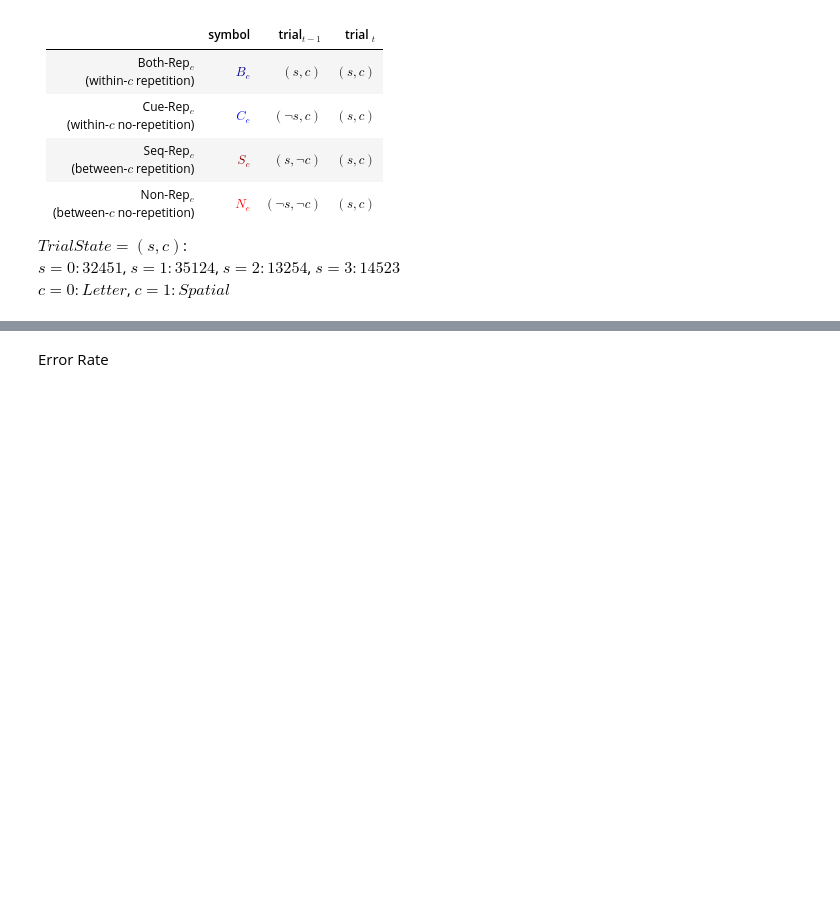
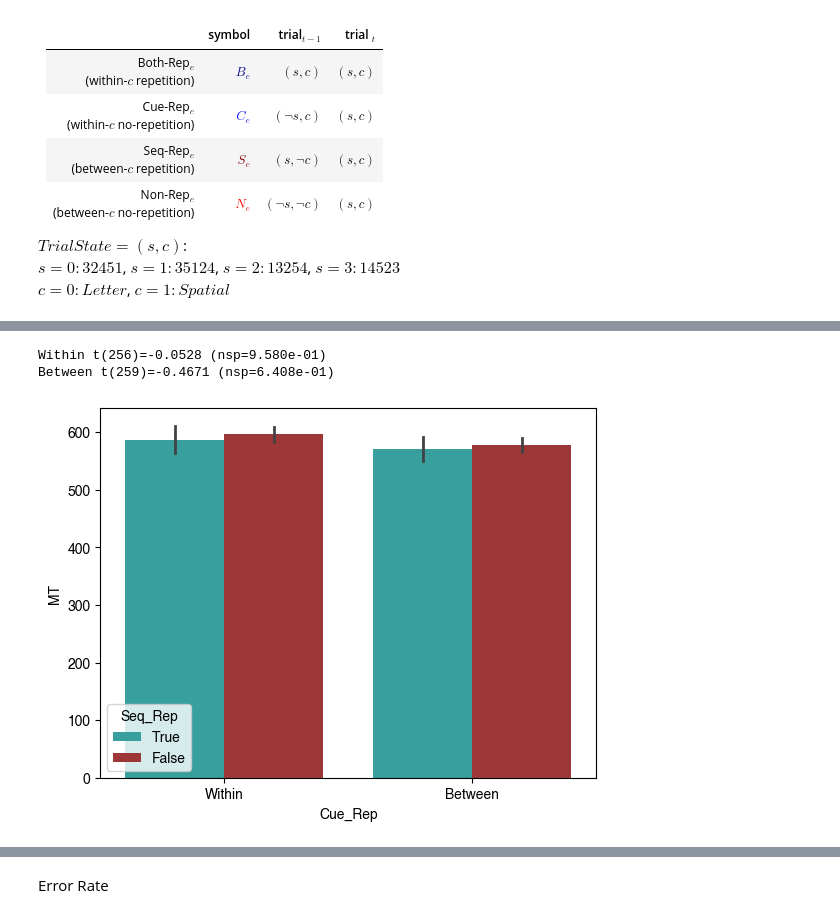
Before and after one commit to psb629/SeqSpatialSupp_fMRI, a Jupyter notebook: Notebook/behav.sslb2.ipynb, the cells around one changed output, grey strips where cells are left out. Drawn from its saved outputs; the diff is of its cells as text; code cells hidden in the pictures; blank space fills up the shorter version.

```diff
--- a/Notebook/behav.sslb2.ipynb
+++ b/Notebook/behav.sslb2.ipynb
@@ -229,6 +229,26 @@ def get_df_groupby(df=dg, by=['subj','cueType','cond'], successed=True, estimate
     dg_groupby['N'] = Ns
 
     return dg_groupby
+# %%
+sns.barplot(
+    data=dg[dg.subj=='B06'],
+    x='Cue_Rep', order=order,
+    y='MT', estimator='median',
+    hue='Seq_Rep', hue_order=hue_order,
+    errorbar='se', capsize=0., err_kws={'linewidth': 2.0},
+    palette=palette,
+)
+for cue in ['Within','Between']:
+    a = dg[(dg.subj=='B06')&(dg.Cue_Rep==cue)&(dg.Seq_Rep==True)].MT
+    b = dg[(dg.subj=='B06')&(dg.Cue_Rep==cue)&(dg.Seq_Rep==False)].MT
+    res = scipy.stats.ttest_ind(a,b,alternative='two-sided')
+    tval = res.statistic
+    pval = res.pvalue
+    print(cue, 't(%d)=%.4f (%sp=%.3e)'%(res.df, tval, sstat.convert_pval_to_star(pval), pval))
+# %% [output]
+Within t(256)=-0.0528 (nsp=9.580e-01)
+Between t(259)=-0.4671 (nsp=6.408e-01)
+[figure, added]
 # %%
 # estimate = 'mean'
 estimate = 'median'
```
Also changed, not shown: parts of 12 cells of this notebook.
